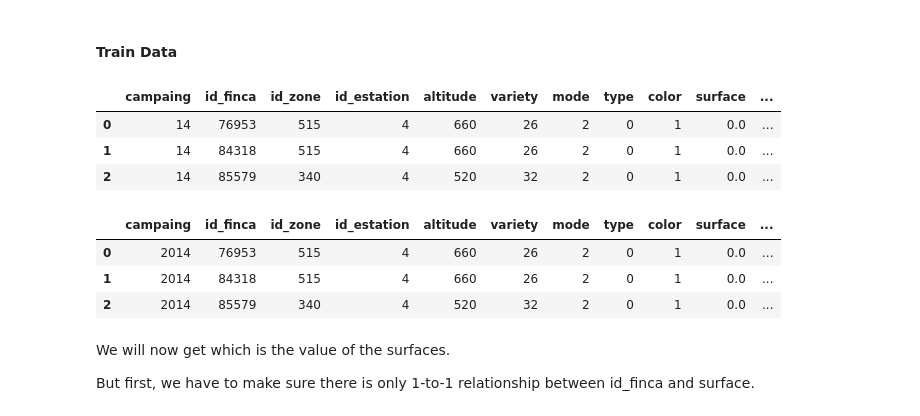
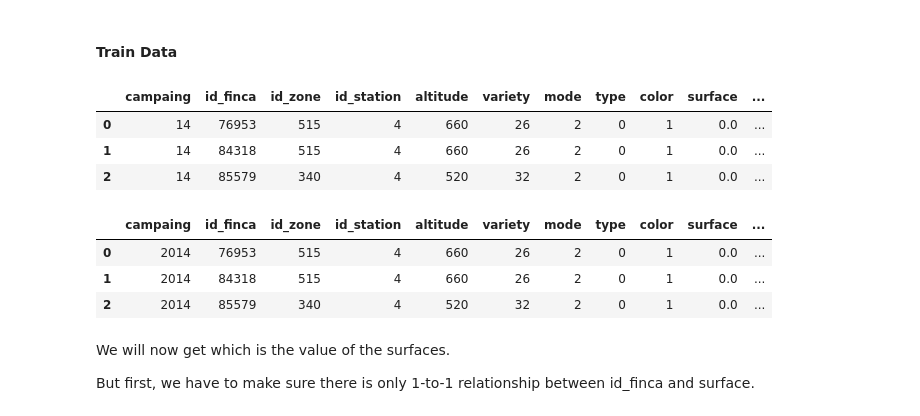
Before and after one commit to Savitar-Hub/sales-forecasting, a Jupyter notebook: wine-production/1. Exploratory Data Analysis.ipynb, the cells around one changed output. Saved outputs shown, nothing was run; the diff lists cells and outputs as text; code cells hidden in the pictures.

```diff
--- a/wine-production/1. Exploratory Data Analysis.ipynb
+++ b/wine-production/1. Exploratory Data Analysis.ipynb
@@ -70,21 +70,21 @@ eteo_df_pre_proc = eteo_df.copy()
 # %%
 train_df_pre_proc = train_df_pre_proc.rename(columns={
     'CAMPAÑA': 'campaing',
     'ID_FINCA': 'id_finca',
     'ID_ZONA': 'id_zone',
-    'ID_ESTACION': 'id_estation',
+    'ID_ESTACION': 'id_station',
     'VARIEDAD': 'variety',
     'ALTITUD': 'altitude',
     'MODO': 'mode',
     'TIPO': 'type',
     'COLOR': 'color',
     'SUPERFICIE': 'surface',
     'PRODUCCION': 'production'
 })
 
 train_df_pre_proc.head(3)
 # %% [output]
-|  | campaing | id_finca | id_zone | id_estation | altitude | variety | mode | type | color | surface | ... |
+|  | campaing | id_finca | id_zone | id_station | altitude | variety | mode | type | color | surface | ... |
 | 0 | 14 | 76953 | 515 | 4 | 660 | 26 | 2 | 0 | 1 | 0.0 | ... |
 | 1 | 14 | 84318 | 515 | 4 | 660 | 26 | 2 | 0 | 1 | 0.0 | ... |
 | 2 | 14 | 85579 | 340 | 4 | 520 | 32 | 2 | 0 | 1 | 0.0 | ... |
@@ -93,7 +93,7 @@ train_df_pre_proc.head(3)
 train_df_pre_proc.campaing = train_df_pre_proc.campaing.apply(lambda x: int('20' + str(x)))
 train_df_pre_proc.head(3)
 # %% [output]
-|  | campaing | id_finca | id_zone | id_estation | altitude | variety | mode | type | color | surface | ... |
+|  | campaing | id_finca | id_zone | id_station | altitude | variety | mode | type | color | surface | ... |
 | 0 | 2014 | 76953 | 515 | 4 | 660 | 26 | 2 | 0 | 1 | 0.0 | ... |
 | 1 | 2014 | 84318 | 515 | 4 | 660 | 26 | 2 | 0 | 1 | 0.0 | ... |
 | 2 | 2014 | 85579 | 340 | 4 | 520 | 32 | 2 | 0 | 1 | 0.0 | ... |
```
Also changed, not shown: parts of 15 cells of this notebook.
